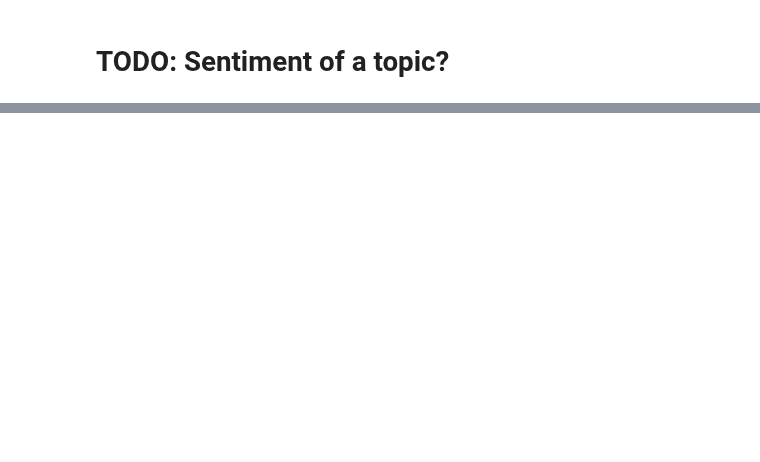
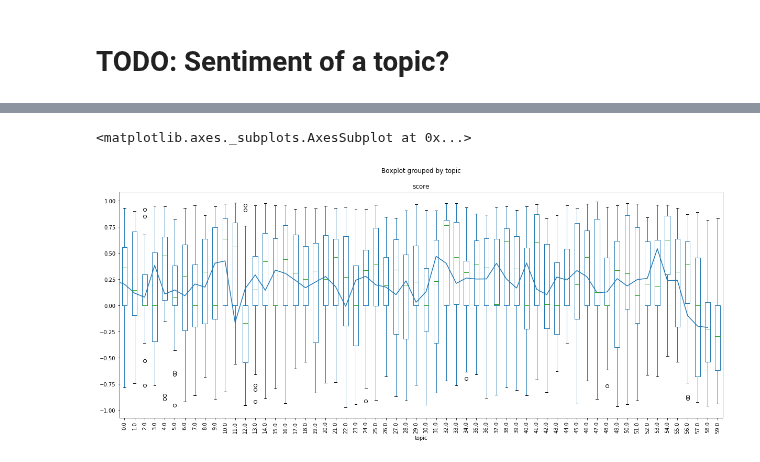
Before and after one commit to cybera/data-science-for-entrepreneurs-workshops, a Jupyter notebook: sentiment.ipynb, the cells around one changed output, grey strips where cells are left out. Saved outputs shown, nothing was run; the diff lists cells and outputs as text; code cells hidden in the pictures; blank space fills up the shorter version.

```diff
--- a/sentiment.ipynb
+++ b/sentiment.ipynb
@@ -91,0 +306,6 @@ plt.plot(np.log(np.abs(Y)))
+# %%
+ax = df_dominant_topic.boxplot(figsize = (20,8), column=['score'], by='topic', rot=90)
+df_dominant_topic.groupby('topic')['score'].mean().plot(kind='line', ax= ax, rot=90)
+# %% [output]
+<matplotlib.axes._subplots.AxesSubplot at 0x...>
+[figure, added]
```
Also changed, not shown: parts of 18 cells of this notebook.
